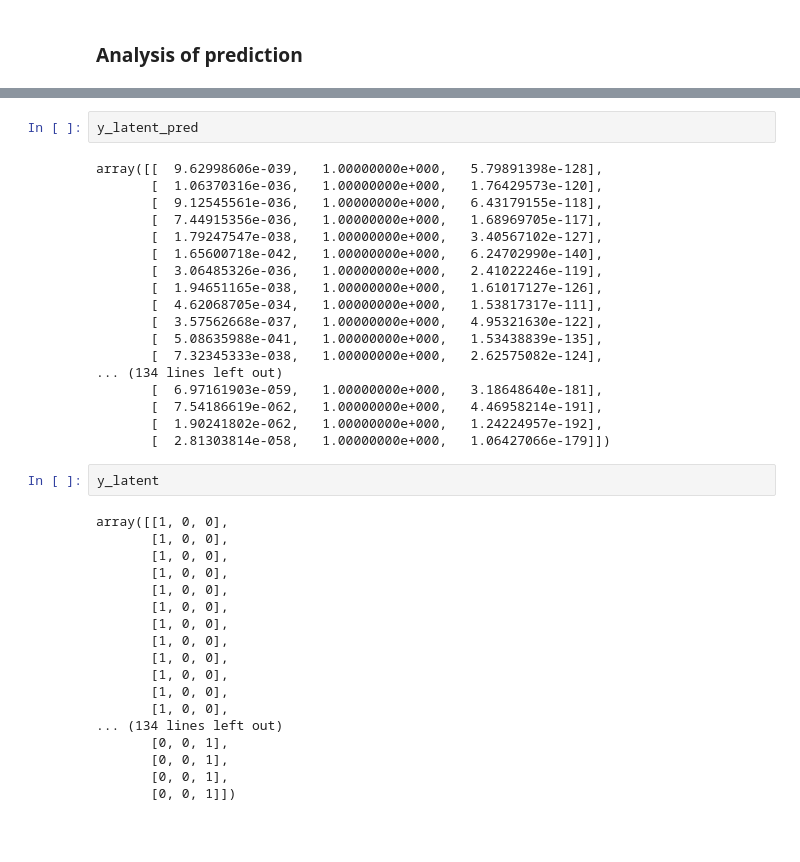
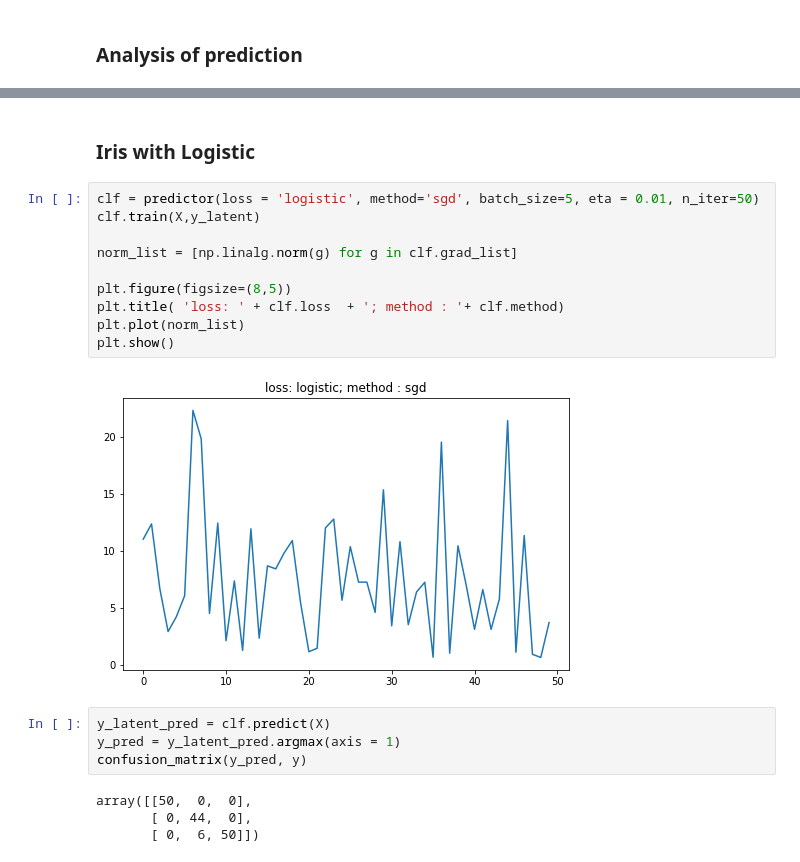
Before and after one commit to rhuille/ENSAE-homework, a Jupyter notebook: learning-with-wasserstein-loss/Learning with a Wasserstein loss.ipynb, the cells around one changed output, grey strips where cells are left out. Cells and saved outputs as stored; diff of their text form; blank space fills up the shorter version.

```diff
--- a/learning-with-wasserstein-loss/Learning with a Wasserstein loss.ipynb
+++ b/learning-with-wasserstein-loss/Learning with a Wasserstein loss.ipynb
@@ -309,40 +429,22 @@ array([[ 0,  0,  0],
-# %%
-y_latent_pred
-# %% [output]
-array([[  9.62998606e-039,   1.00000000e+000,   5.79891398e-128],
-       [  1.06370316e-036,   1.00000000e+000,   1.76429573e-120],
-       [  9.12545561e-036,   1.00000000e+000,   6.43179155e-118],
-       [  7.44915356e-036,   1.00000000e+000,   1.68969705e-117],
-       [  1.79247547e-038,   1.00000000e+000,   3.40567102e-127],
-       [  1.65600718e-042,   1.00000000e+000,   6.24702990e-140],
-       [  3.06485326e-036,   1.00000000e+000,   2.41022246e-119],
-       [  1.94651165e-038,   1.00000000e+000,   1.61017127e-126],
-       [  4.62068705e-034,   1.00000000e+000,   1.53817317e-111],
-       [  3.57562668e-037,   1.00000000e+000,   4.95321630e-122],
-       [  5.08635988e-041,   1.00000000e+000,   1.53438839e-135],
-       [  7.32345333e-038,   1.00000000e+000,   2.62575082e-124],
-... (134 lines left out)
-       [  6.97161903e-059,   1.00000000e+000,   3.18648640e-181],
-       [  7.54186619e-062,   1.00000000e+000,   4.46958214e-191],
-       [  1.90241802e-062,   1.00000000e+000,   1.24224957e-192],
-       [  2.81303814e-058,   1.00000000e+000,   1.06427066e-179]])
-# %%
-y_latent
-# %% [output]
-array([[1, 0, 0],
-       [1, 0, 0],
-       [1, 0, 0],
-       [1, 0, 0],
-       [1, 0, 0],
-       [1, 0, 0],
-       [1, 0, 0],
-       [1, 0, 0],
-       [1, 0, 0],
-       [1, 0, 0],
-       [1, 0, 0],
-       [1, 0, 0],
-... (134 lines left out)
-       [0, 0, 1],
-       [0, 0, 1],
-       [0, 0, 1],
-       [0, 0, 1]])
+# %% [markdown]
+### Iris with Logistic
+# %%
+clf = predictor(loss = 'logistic', method='sgd', batch_size=5, eta = 0.01, n_iter=50)
+clf.train(X,y_latent)
+
+norm_list = [np.linalg.norm(g) for g in clf.grad_list]
+
+plt.figure(figsize=(8,5))
+plt.title( 'loss: ' + clf.loss  + '; method : '+ clf.method)
+plt.plot(norm_list)
+plt.show()
+# %% [output]
+[figure, added]
+# %%
+y_latent_pred = clf.predict(X)
+y_pred = y_latent_pred.argmax(axis = 1)
+confusion_matrix(y_pred, y)
+# %% [output]
+array([[50,  0,  0],
+       [ 0, 44,  0],
+       [ 0,  6, 50]])
```
Also changed, not shown: parts of 14 cells of this notebook.
